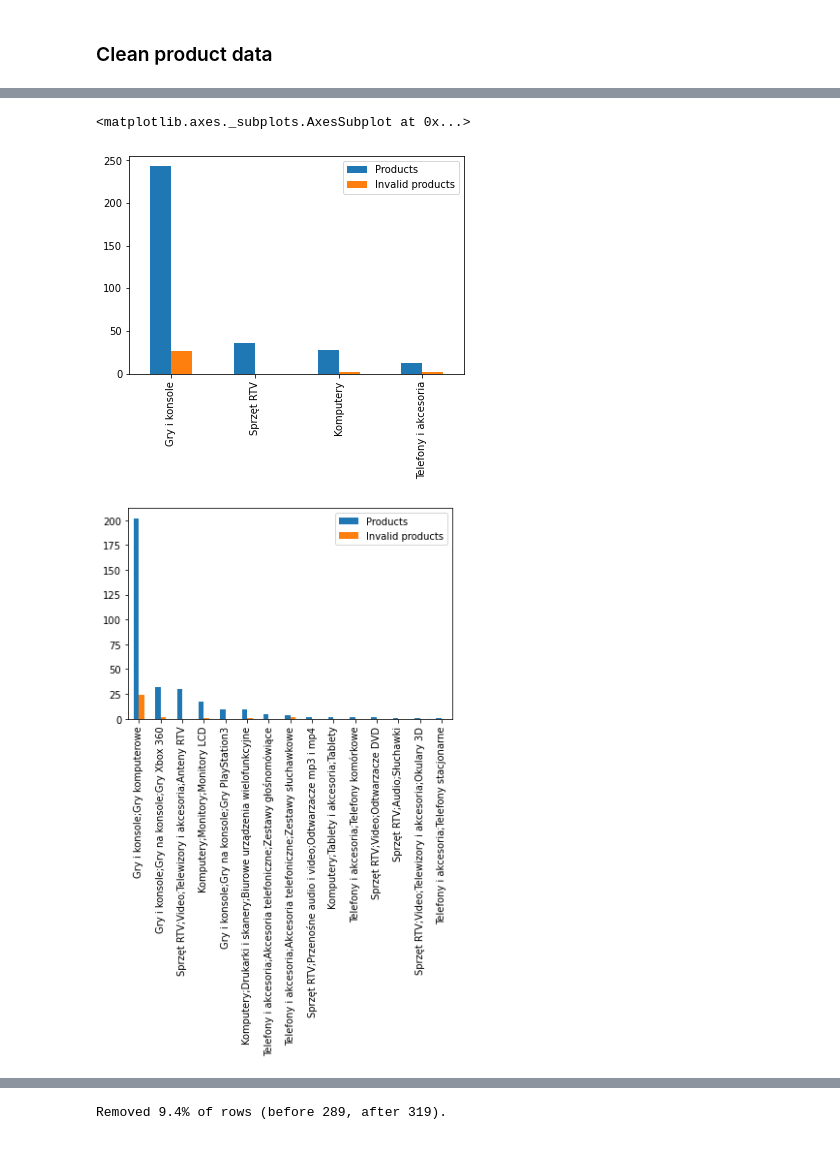
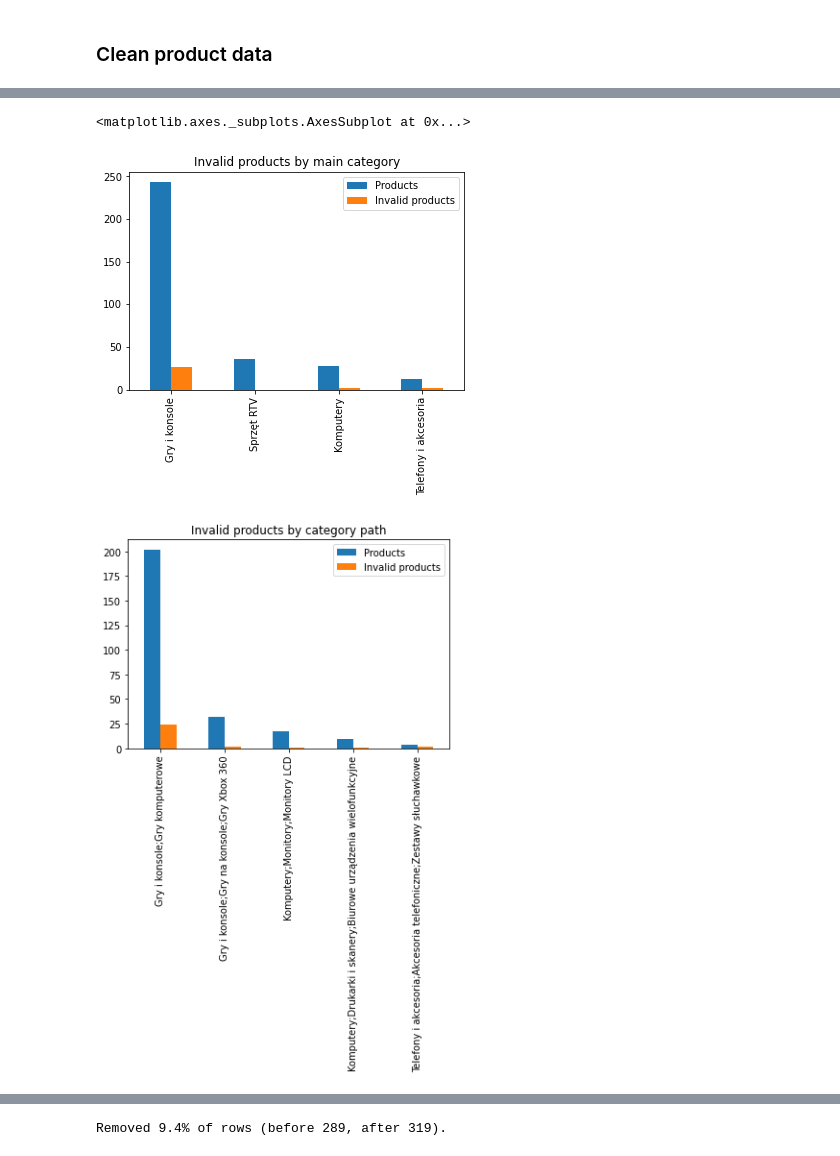
Before and after one commit to matkob/eshoppping, a Jupyter notebook: exploration.ipynb, the cells around one changed output, grey strips where cells are left out. Saved outputs shown, nothing was run; the diff lists cells and outputs as text; code cells hidden in the pictures.

```diff
--- a/exploration.ipynb
+++ b/exploration.ipynb
@@ -86,17 +86,19 @@ products.head()
 # %%
 # analyse invalid products
 invalid_prices_filter = (products['price']>0) & (products['price']<100000)
 
-x = pd.concat([
+pd.concat([
     products['main_category'].value_counts().rename('Products'),
     products[~invalid_prices_filter]['main_category'].value_counts().rename('Invalid products')
-          ], axis=1).fillna(value=0).sort_values(by='Products', ascending=False).plot(kind='bar')
+          ], axis=1).fillna(value=0).sort_values(by='Products', ascending=False).plot(kind='bar',
+        title='Invalid products by main category')
 
-pd.concat([
+cp_df = pd.concat([
     products['category_path'].value_counts().rename('Products'),
     products[~invalid_prices_filter]['category_path'].value_counts().rename('Invalid products')
-          ], axis=1).fillna(value=0).sort_values(by='Products', ascending=False).plot(kind='bar')
+          ], axis=1).fillna(value=0).sort_values(by='Products', ascending=False)
+cp_df[cp_df['Invalid products']>0].plot(kind='bar', title='Invalid products by category path')
 # %% [output]
 <matplotlib.axes._subplots.AxesSubplot at 0x...>
-[figure, old version]
+[figure, new version]
-[figure, old version]
+[figure, new version]
```
Also changed, not shown: parts of 2 cells of this notebook.
